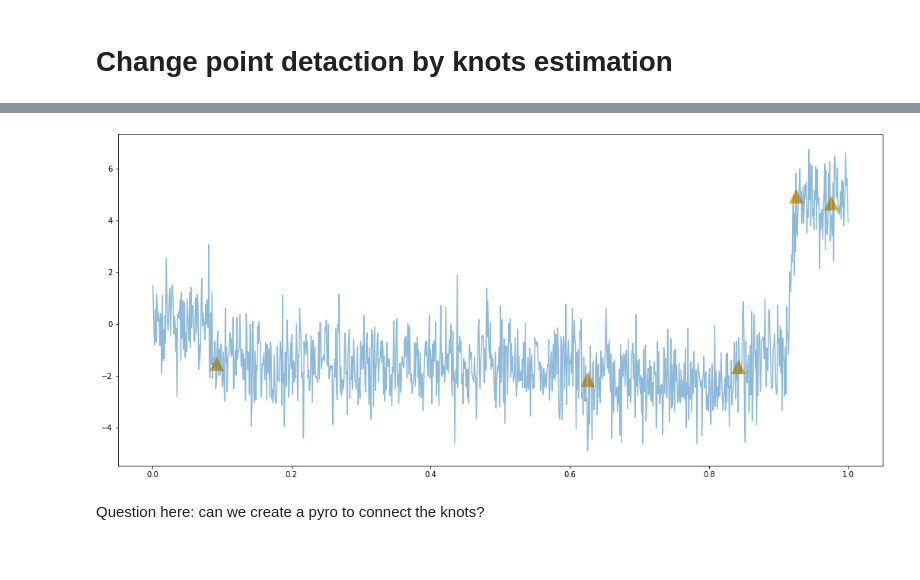
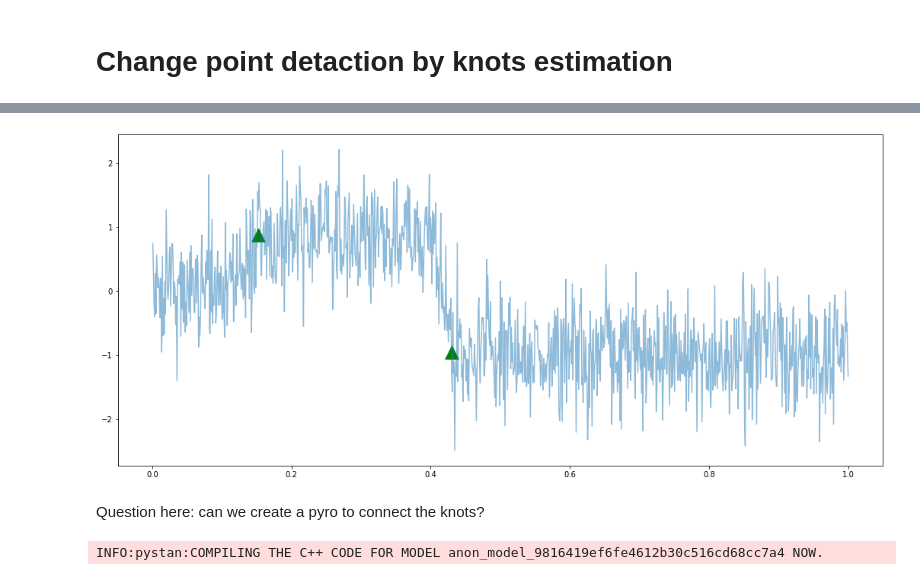
Before and after one commit to edwinnglabs/ts_playground, a Jupyter notebook: notebooks/Change Point.ipynb, the cells around one changed output, grey strips where cells are left out. Cells and saved outputs as stored; diff of their text form; code cells hidden in the pictures.

```diff
--- a/notebooks/Change Point.ipynb
+++ b/notebooks/Change Point.ipynb
@@ -50,7 +54,7 @@ N_KNOTS = 60
 np.random.seed(2021)
 # %%
-noise = np.random.normal(0, 1, T)
+noise = np.random.normal(0, 0.5, T)
 # %%
-is_jump = (np.random.uniform(0, 1, N_KNOTS) > 0.9).astype(np.int32)
+is_jump = (np.random.uniform(0, 1, N_KNOTS) > 0.8).astype(np.int32)
 is_jump
 # %% [output]
@@ -60,5 +63,5 @@ array([0, 0, 0, 0, 0, 1, 0, 0, 0, 0, 0, 0, 0, 0, 0, 0, 0, 0, 0, 0, 0, 0,
 # %%
-jump_size = np.random.normal(0, 2, N_KNOTS)
+jump_size = np.random.normal(0, 3, N_KNOTS)
 # %%
 knots = np.cumsum(is_jump * jump_size)
 # %%
@@ -75,10 +78,49 @@ print(K.shape, knots.shape)
 # %%
-trend = np.matmul(K, knots) + noise
+trend = np.matmul(K, knots)
+y = trend + noise
 # %%
 fig, ax = plt.subplots(1, 1, figsize=(18, 8))
-ax.plot(tp, trend, alpha=0.5)
+ax.plot(tp, y, alpha=0.5)
+ax.scatter(knots_tp[is_jump>0], knots[is_jump>0], marker='^', s=300, color='green');
 ax.scatter(knots_tp[is_jump>0], knots[is_jump>0], marker='^', s=300, color='orange');
 # %% [output]
-[figure, old version]
+[figure, new version]
 # %% [markdown]
 Question here: can we create a pyro to connect the knots?
+# %%
+cp_stan_code = """
+data {
+  // response related
+  int<lower=1> N_OBS;
+  int<lower=1> N_KNOTS_LEV;
+  vector[N_OBS] RESPONSE;
+  matrix[N_OBS, N_KNOTS_LEV] K_LEV;
+  real<lower=0> SDY;
+}
+transformed data {
+}
+
+parameters {
+  vector[N_KNOTS_LEV] lev_knot_drift;
+  real<lower=0, upper=SDY> obs_scale;
+}
+transformed parameters {
+  vector[N_OBS] lev;
+  vector[N_OBS] yhat;
+  vector[N_KNOTS_LEV] lev_knot;
+  lev_knot = cumulative_sum(lev_knot_drift);
+  yhat = K_LEV * lev_knot;
+}
+
+
+model {
+  lev_knot_drift ~ double_exponential(0, 3);
+  obs_scale ~ cauchy(0, SDY)T[0, SDY];
+  RESPONSE ~ normal(yhat, obs_scale);
+}
+"""
+sm = pystan.StanModel(model_code=cp_stan_code)
+with open('../models/cp_stan.pkl', 'wb') as f:
+    pickle.dump(sm, f)
+# %% [output]
+INFO:pystan:COMPILING THE C++ CODE FOR MODEL anon_model_9816419ef6fe4612b30c516cd68cc7a4 NOW.
```
Also changed, not shown: parts of 7 cells of this notebook.
